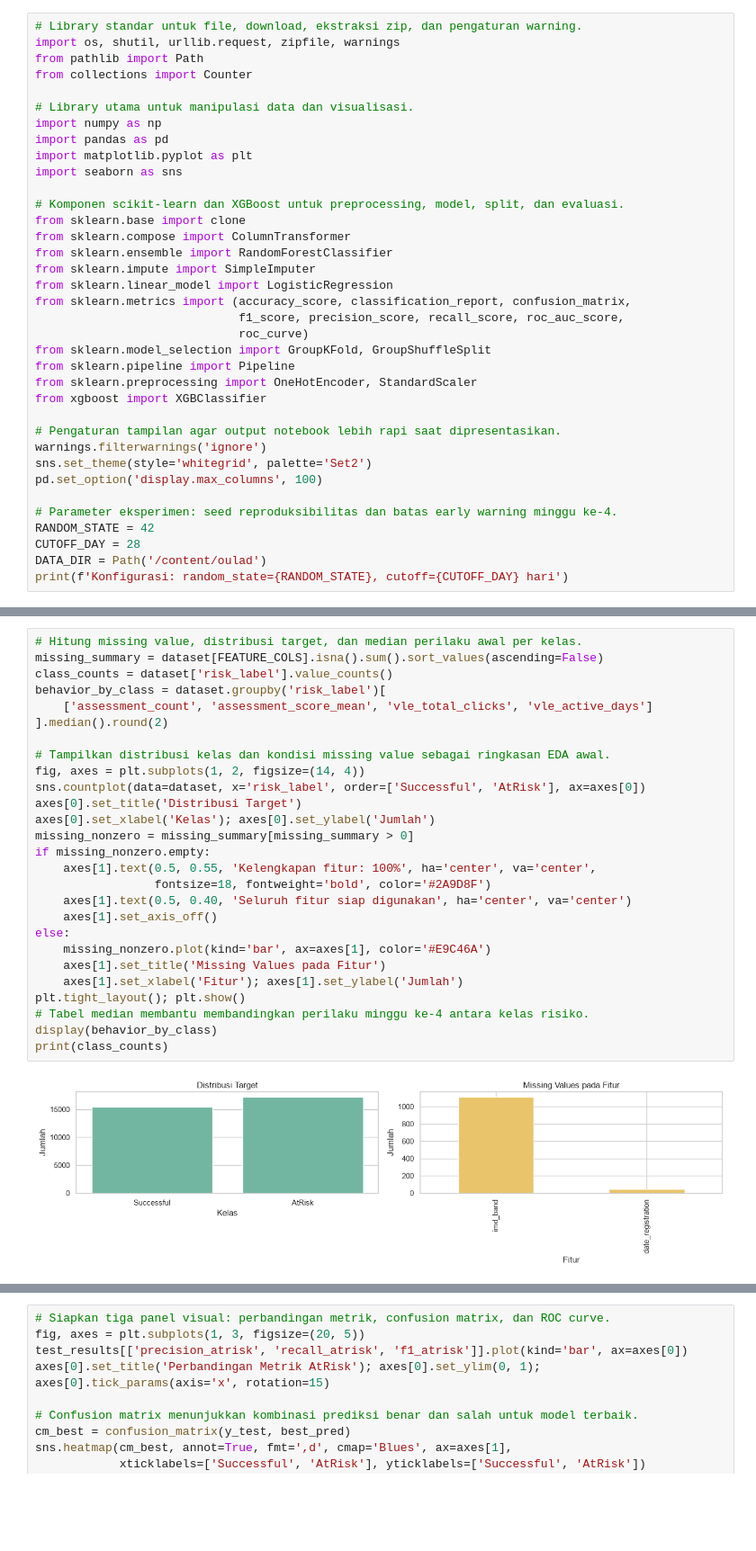
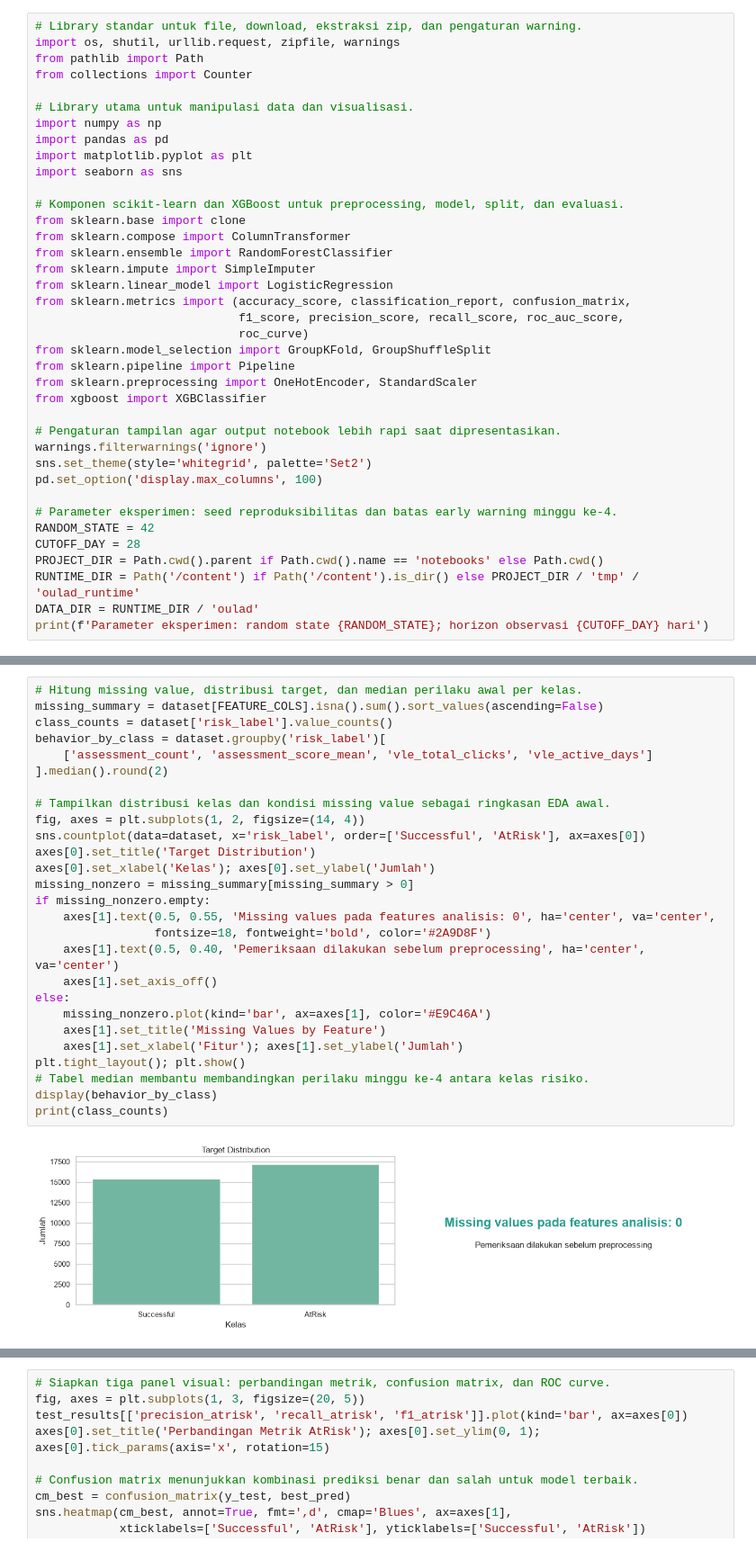
Before and after one commit to riskihajar/data-viz-bi, a Jupyter notebook: notebooks/oulad_early_warning_dvbi_colab.ipynb, the cells around one changed output, grey strips where cells are left out. Shown at 90% size. Cells and saved outputs as stored; diff of their text form; blank space fills up the shorter version.

Commit message:
feat(notebook): strengthen OULAD research narrative

```diff
--- a/notebooks/oulad_early_warning_dvbi_colab.ipynb
+++ b/notebooks/oulad_early_warning_dvbi_colab.ipynb
@@ -64,6 +85,8 @@ pd.set_option('display.max_columns', 100)
 # Parameter eksperimen: seed reproduksibilitas dan batas early warning minggu ke-4.
 RANDOM_STATE = 42
 CUTOFF_DAY = 28
-DATA_DIR = Path('/content/oulad')
-print(f'Konfigurasi: random_state={RANDOM_STATE}, cutoff={CUTOFF_DAY} hari')
+PROJECT_DIR = Path.cwd().parent if Path.cwd().name == 'notebooks' else Path.cwd()
+RUNTIME_DIR = Path('/content') if Path('/content').is_dir() else PROJECT_DIR / 'tmp' / 'oulad_runtime'
+DATA_DIR = RUNTIME_DIR / 'oulad'
+print(f'Parameter eksperimen: random state {RANDOM_STATE}; horizon observasi {CUTOFF_DAY} hari')
 # %% [output]
@@ -257,32 +334,32 @@ Fitur numerik: ['num_of_prev_attempts', 'studied_credits', 'date_registration',
 # %%
 # Hitung missing value, distribusi target, dan median perilaku awal per kelas.
 missing_summary = dataset[FEATURE_COLS].isna().sum().sort_values(ascending=False)
 class_counts = dataset['risk_label'].value_counts()
 behavior_by_class = dataset.groupby('risk_label')[
     ['assessment_count', 'assessment_score_mean', 'vle_total_clicks', 'vle_active_days']
 ].median().round(2)
 
 # Tampilkan distribusi kelas dan kondisi missing value sebagai ringkasan EDA awal.
 fig, axes = plt.subplots(1, 2, figsize=(14, 4))
 sns.countplot(data=dataset, x='risk_label', order=['Successful', 'AtRisk'], ax=axes[0])
-axes[0].set_title('Distribusi Target')
+axes[0].set_title('Target Distribution')
 axes[0].set_xlabel('Kelas'); axes[0].set_ylabel('Jumlah')
 missing_nonzero = missing_summary[missing_summary > 0]
 if missing_nonzero.empty:
-    axes[1].text(0.5, 0.55, 'Kelengkapan fitur: 100%', ha='center', va='center',
+    axes[1].text(0.5, 0.55, 'Missing values pada features analisis: 0', ha='center', va='center',
                  fontsize=18, fontweight='bold', color='#2A9D8F')
-    axes[1].text(0.5, 0.40, 'Seluruh fitur siap digunakan', ha='center', va='center')
+    axes[1].text(0.5, 0.40, 'Pemeriksaan dilakukan sebelum preprocessing', ha='center', va='center')
     axes[1].set_axis_off()
 else:
     missing_nonzero.plot(kind='bar', ax=axes[1], color='#E9C46A')
-    axes[1].set_title('Missing Values pada Fitur')
+    axes[1].set_title('Missing Values by Feature')
     axes[1].set_xlabel('Fitur'); axes[1].set_ylabel('Jumlah')
 plt.tight_layout(); plt.show()
 # Tabel median membantu membandingkan perilaku minggu ke-4 antara kelas risiko.
 display(behavior_by_class)
 print(class_counts)
 # %% [output]
-[figure, old version]
+[figure, new version]
 |  | assessment_count | assessment_score_mean | vle_total_clicks | vle_active_days |
 | risk_label |  |  |  |  |
 | AtRisk | 1.0 | 0.0 | 92.0 | 7.0 |
```
Also changed, not shown: parts of 39 cells of this notebook, 2 other files.
